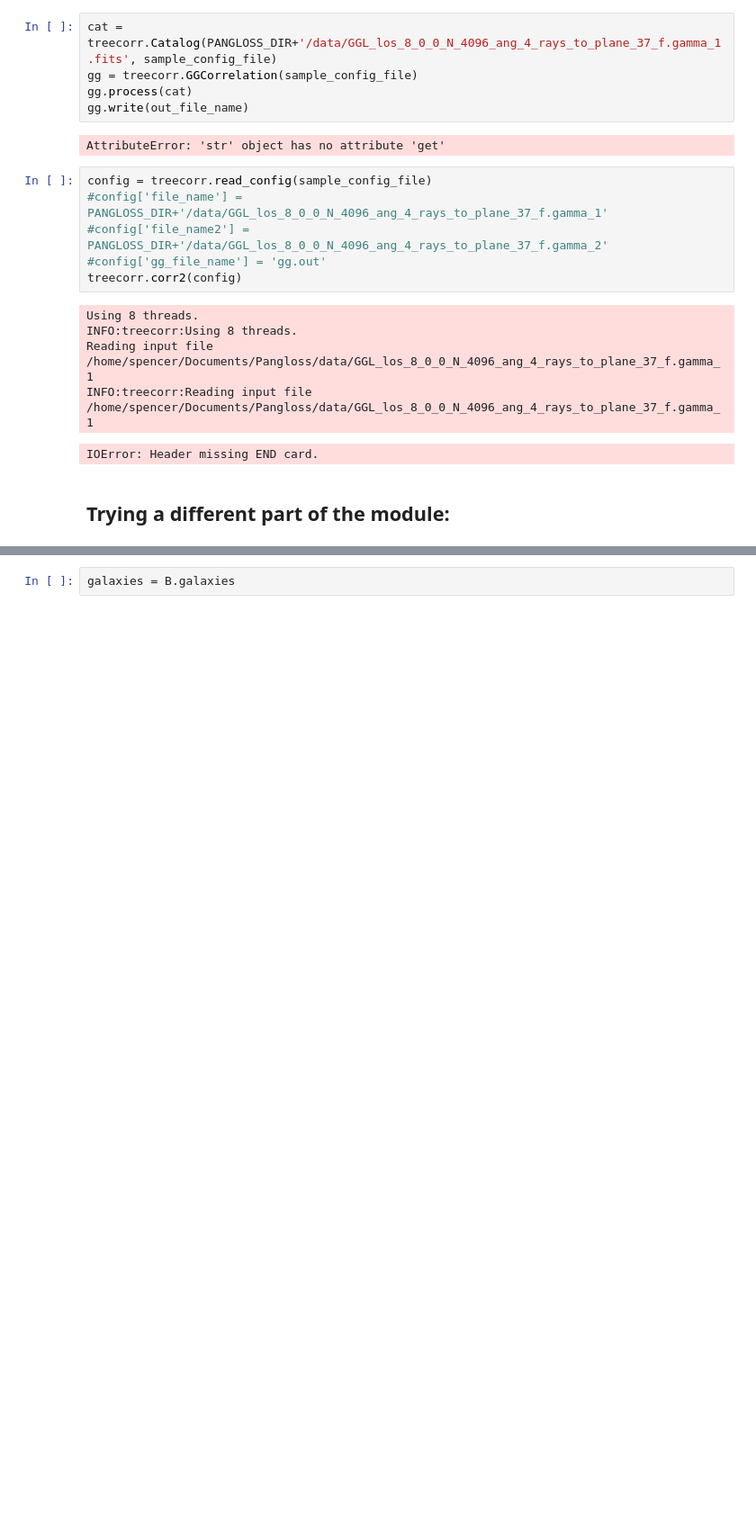
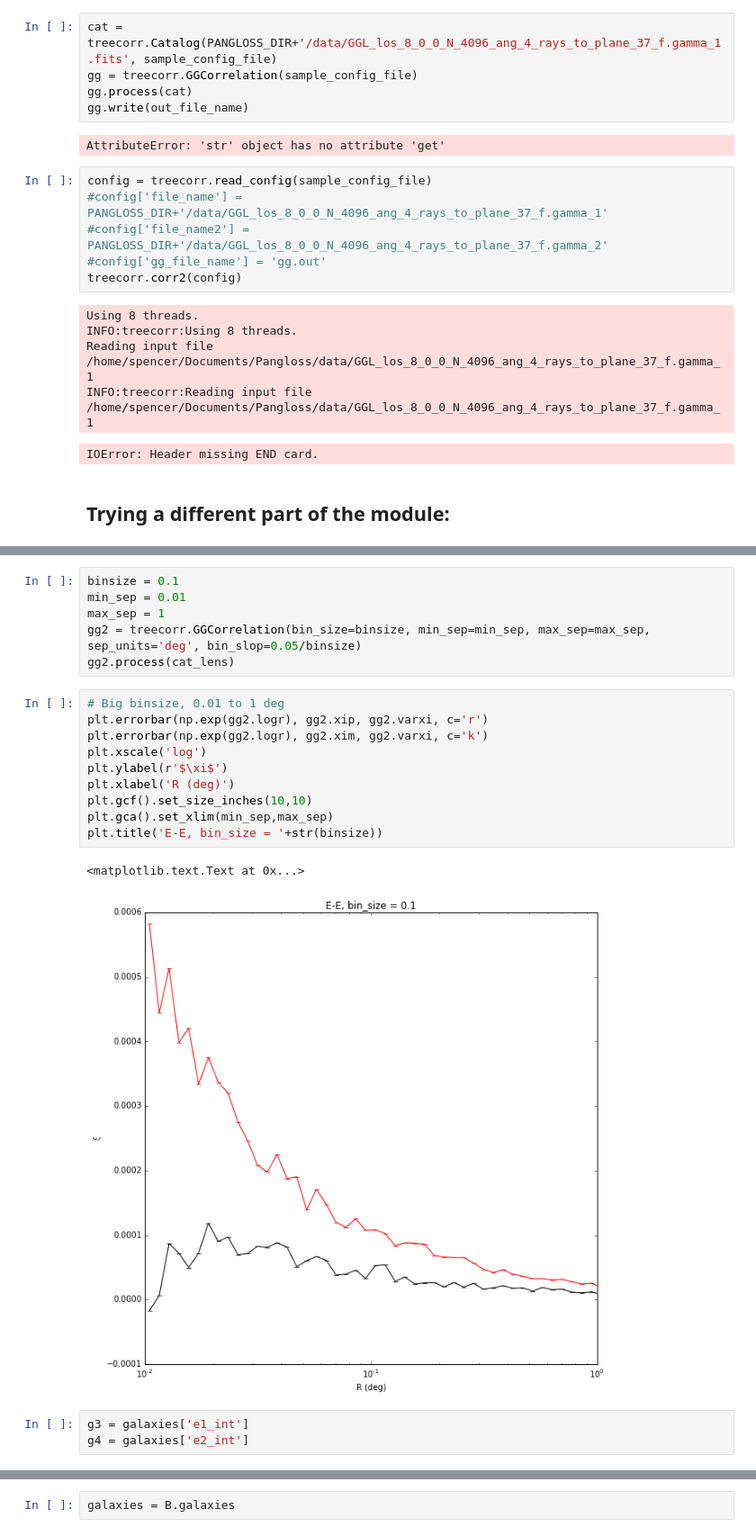
Before and after one commit to drphilmarshall/Pangloss, a Jupyter notebook: demos/CalculatingCorr.ipynb, the cells around one changed output, grey strips where cells are left out. Shown at 90% size. Cells and saved outputs as stored; diff of their text form; blank space fills up the shorter version.

```diff
--- a/demos/CalculatingCorr.ipynb
+++ b/demos/CalculatingCorr.ipynb
@@ -64,0 +138,22 @@ IOError: Header missing END card.
+# %%
+binsize = 0.1
+min_sep = 0.01
+max_sep = 1
+gg2 = treecorr.GGCorrelation(bin_size=binsize, min_sep=min_sep, max_sep=max_sep, sep_units='deg', bin_slop=0.05/binsize)
+gg2.process(cat_lens)
+# %%
+# Big binsize, 0.01 to 1 deg
+plt.errorbar(np.exp(gg2.logr), gg2.xip, gg2.varxi, c='r')
+plt.errorbar(np.exp(gg2.logr), gg2.xim, gg2.varxi, c='k')
+plt.xscale('log')
+plt.ylabel(r'$\xi$')
+plt.xlabel('R (deg)')
+plt.gcf().set_size_inches(10,10)
+plt.gca().set_xlim(min_sep,max_sep)
+plt.title('E-E, bin_size = '+str(binsize))
+# %% [output]
+<matplotlib.text.Text at 0x...>
+[figure, added]
+# %%
+g3 = galaxies['e1_int']
+g4 = galaxies['e2_int']
```
Also changed, not shown: parts of 32 cells of this notebook, 1 other file.
